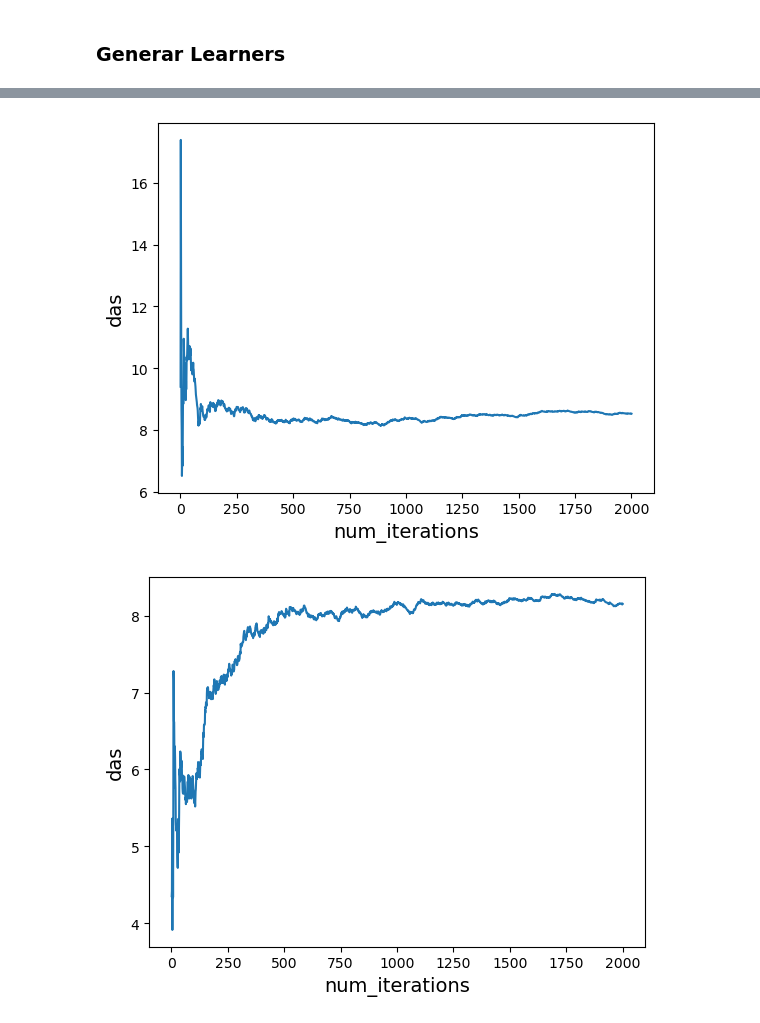
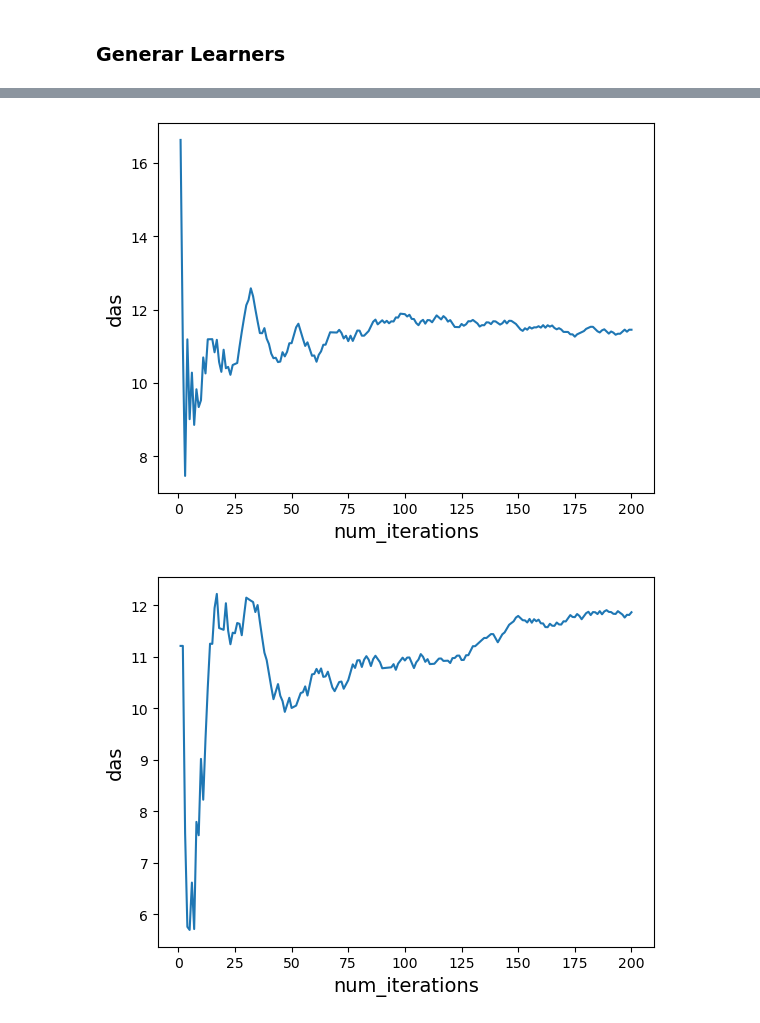
Before and after one commit to PAPITA-ORG/ITA, a Jupyter notebook: ML/otro_approach_v2.ipynb, the cells around one changed output, grey strips where cells are left out. Saved outputs shown, nothing was run; the diff lists cells and outputs as text; code cells hidden in the pictures.

```diff
--- a/ML/otro_approach_v2.ipynb
+++ b/ML/otro_approach_v2.ipynb
@@ -158,4 +131,42 @@ df2.drop(columns=['Unnamed: 0','af2','run_number'], axis=1, inplace=True)
 import vowpalwabbit
 import random
 import matplotlib.pyplot as plt
+# %%
+df2=pd.read_csv('sim1.csv')
+df2.drop(columns=['Unnamed: 0','af2','run_number'], axis=1, inplace=True)
+df3=df2.groupby(['user_id'], as_index=False).mean()
+df3.describe()
+dificultad=[1,2,3,4,5]
+# %%
+def sample_custom_pmf(pmf):
+    total = sum(pmf)
+    scale = 1 / total
+    pmf = [x * scale for x in pmf]
+    draw = random.random()
+    sum_prob = 0.0
+    for index, prob in enumerate(pmf):
+        sum_prob += prob
+        if sum_prob > draw:
+            return index, prob
+# %%
+# This function modifies (context, action, cost, probability) to VW friendly format
+def to_vw_example_format(context, actions, cb_label=None):
+    if cb_label is not None:
+        chosen_action, cost, prob = cb_label
+    example_string = ""
+    example_string += "shared |User user:{} age:{} gender:{} af0:{} educ:{}\n".format(
+        context["user"], context["age"], context["gender"], context["af0"], context["educ"]
+    )
+    for action in actions:
+        if cb_label is not None and action == chosen_action:
+            example_string += "0:{}:{} ".format(cost, prob)
+        example_string += "|Action dificultad:{} \n".format(action)
+    # Strip the last newline
+    return example_string[:-1]
+# %%
+def get_action(vw, context, actions):
+    vw_text_example = to_vw_example_format(context, actions)
+    pmf = vw.predict(vw_text_example)
+    chosen_action_index, prob = sample_custom_pmf(pmf)
+    return actions[chosen_action_index], prob
 # %%
@@ -213,21 +206,21 @@ def plot_das(num_iterations, das):
     plt.xlabel("num_iterations", fontsize=14)
     plt.ylabel("das", fontsize=14)
 # %%
-vw = vowpalwabbit.Workspace("--cb_explore 5", quiet=True)
-num_iterations=2000
-das = run_simulation(vw, num_iterations, label=True)
+vw = vowpalwabbit.Workspace("--cb_explore_adf -q UA --quiet --epsilon 0.2")
+num_iterations=200
+das = run_simulation(vw, num_iterations, dificultad, get_action, get_cost, label=True)
 
 #print(das)
 plot_das(num_iterations, das)
 # %% [output]
-[figure, old version]
+[figure, new version]
 # %%
 vw2 = vowpalwabbit.Workspace("--cb_explore_adf -q UA --quiet --epsilon 0.2")
-num_iterations=2000
-das = run_simulation(vw2, num_iterations, label=True)
+num_iterations=200
+das = run_simulation(vw2, num_iterations, dificultad, get_action, get_cost, label=True)
 
 #print(das)
 plot_das(num_iterations, das)
 # %% [output]
-[figure, old version]
+[figure, new version]
 # %%
```
Also changed, not shown: parts of 14 cells of this notebook, 4 other files.
